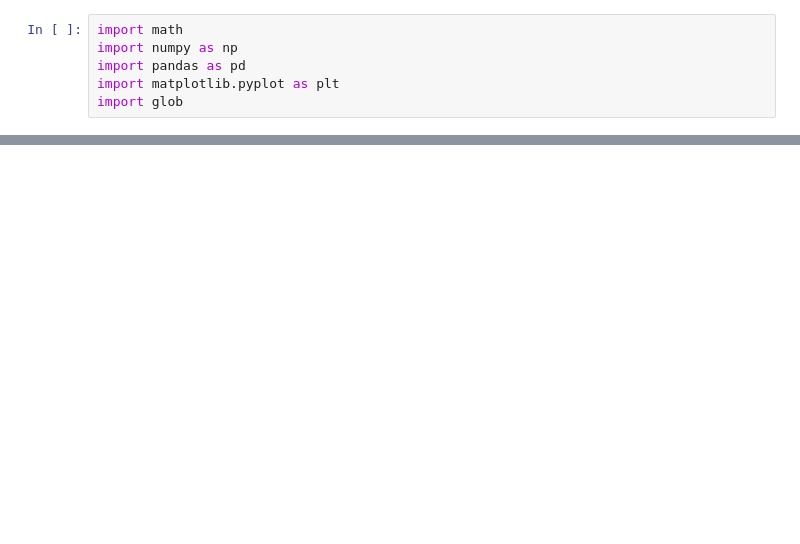
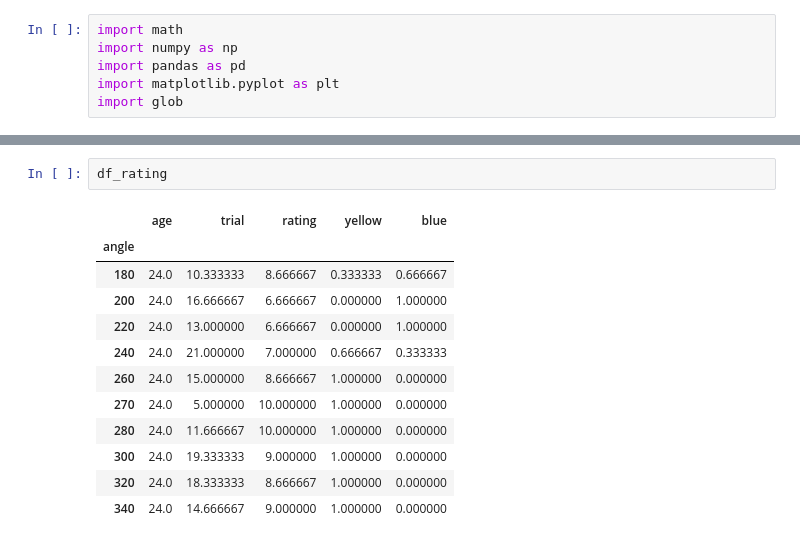
Before and after one commit to maciekszul/DANC_grasp_pilot, a Jupyter notebook: analysis.ipynb, the cells around one changed output, grey strips where cells are left out. Drawn from its saved outputs; the diff is of its cells as text; blank space fills up the shorter version.

```diff
--- a/analysis.ipynb
+++ b/analysis.ipynb
@@ -32,2 +58,17 @@ for fname in fnames:
+# %%
+df_rating
+# %% [output]
+|  | age | trial | rating | yellow | blue |
+| angle |  |  |  |  |  |
+| 180 | 24.0 | 10.333333 | 8.666667 | 0.333333 | 0.666667 |
+| 200 | 24.0 | 16.666667 | 6.666667 | 0.000000 | 1.000000 |
+| 220 | 24.0 | 13.000000 | 6.666667 | 0.000000 | 1.000000 |
+| 240 | 24.0 | 21.000000 | 7.000000 | 0.666667 | 0.333333 |
+| 260 | 24.0 | 15.000000 | 8.666667 | 1.000000 | 0.000000 |
+| 270 | 24.0 | 5.000000 | 10.000000 | 1.000000 | 0.000000 |
+| 280 | 24.0 | 11.666667 | 10.000000 | 1.000000 | 0.000000 |
+| 300 | 24.0 | 19.333333 | 9.000000 | 1.000000 | 0.000000 |
+| 320 | 24.0 | 18.333333 | 8.666667 | 1.000000 | 0.000000 |
+| 340 | 24.0 | 14.666667 | 9.000000 | 1.000000 | 0.000000 |
 # %%
 fig, ax = plt.subplots(figsize=(12,6), nrows=1, ncols=3, subplot_kw={'projection': 'polar'})
```
Also changed, not shown: parts of 2 cells of this notebook.
